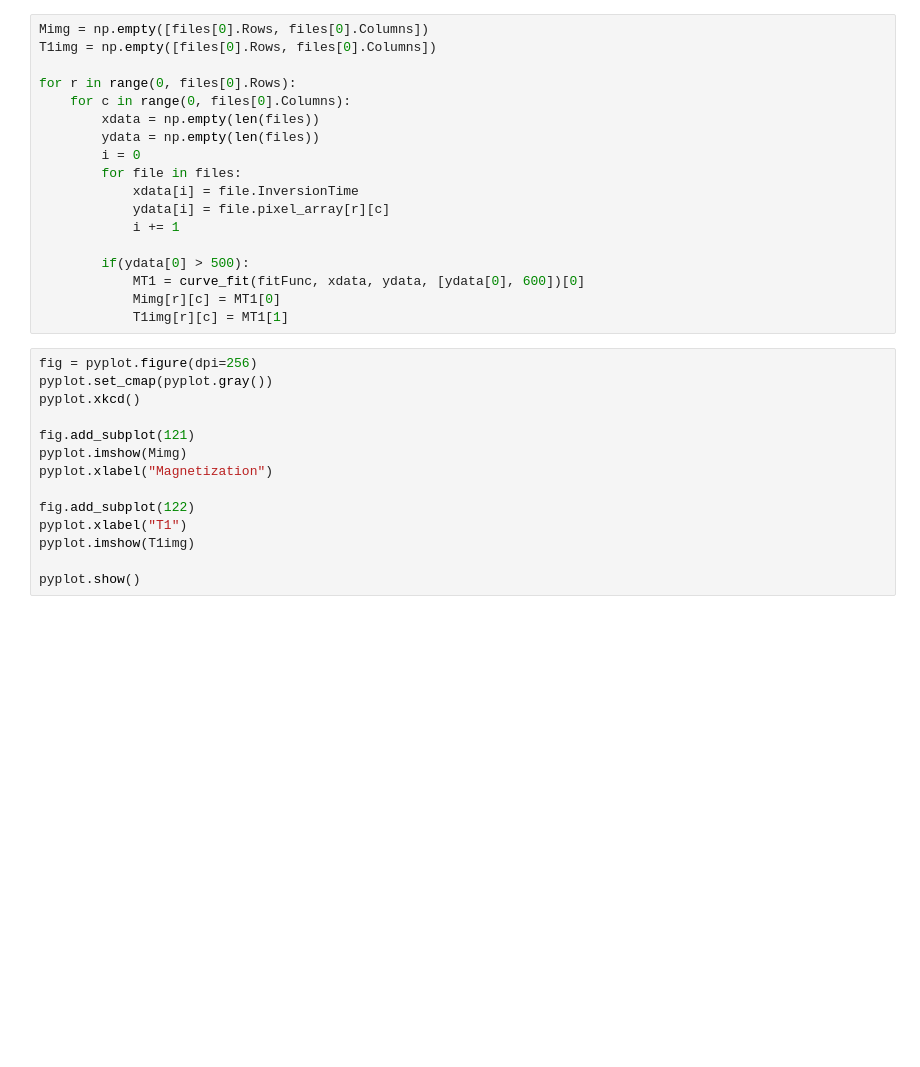
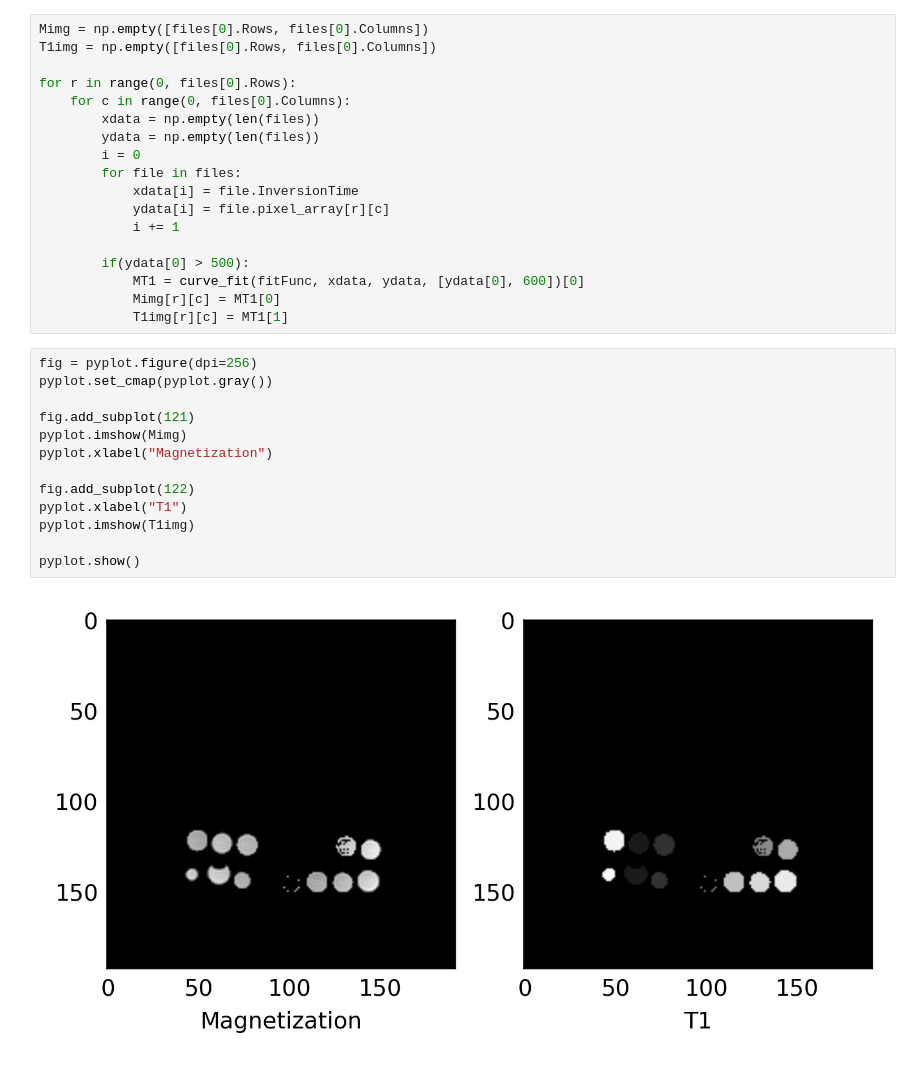
Before and after one commit to r-uhlig/ProjMRI, a Jupyter notebook: Fitting.ipynb, the cells around one changed output. Saved outputs shown, nothing was run; the diff lists cells and outputs as text; blank space fills up the shorter version.

```diff
--- a/Fitting.ipynb
+++ b/Fitting.ipynb
@@ -45,14 +45,15 @@ for r in range(0, files[0].Rows):
 # %%
 fig = pyplot.figure(dpi=256)
 pyplot.set_cmap(pyplot.gray())
-pyplot.xkcd()
 
 fig.add_subplot(121)
 pyplot.imshow(Mimg)
 pyplot.xlabel("Magnetization")
 
 fig.add_subplot(122)
 pyplot.xlabel("T1")
 pyplot.imshow(T1img)
 
 pyplot.show()
+# %% [output]
+[figure, added]
```
Also changed, not shown: 2 other files.
